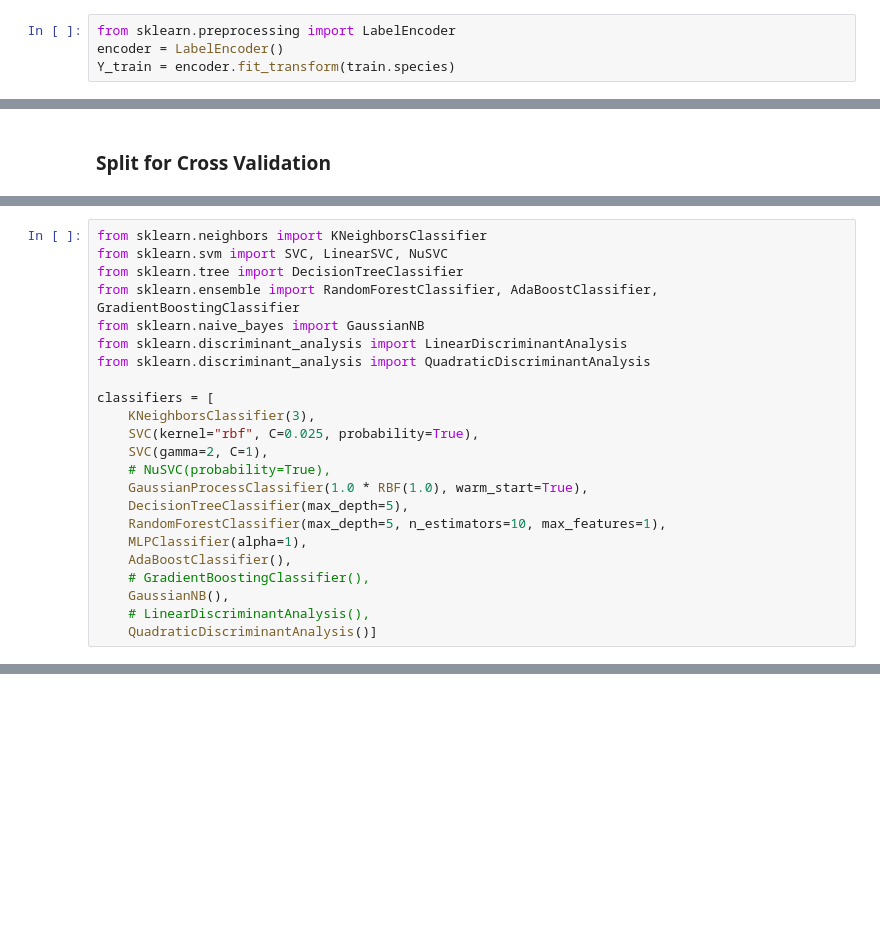
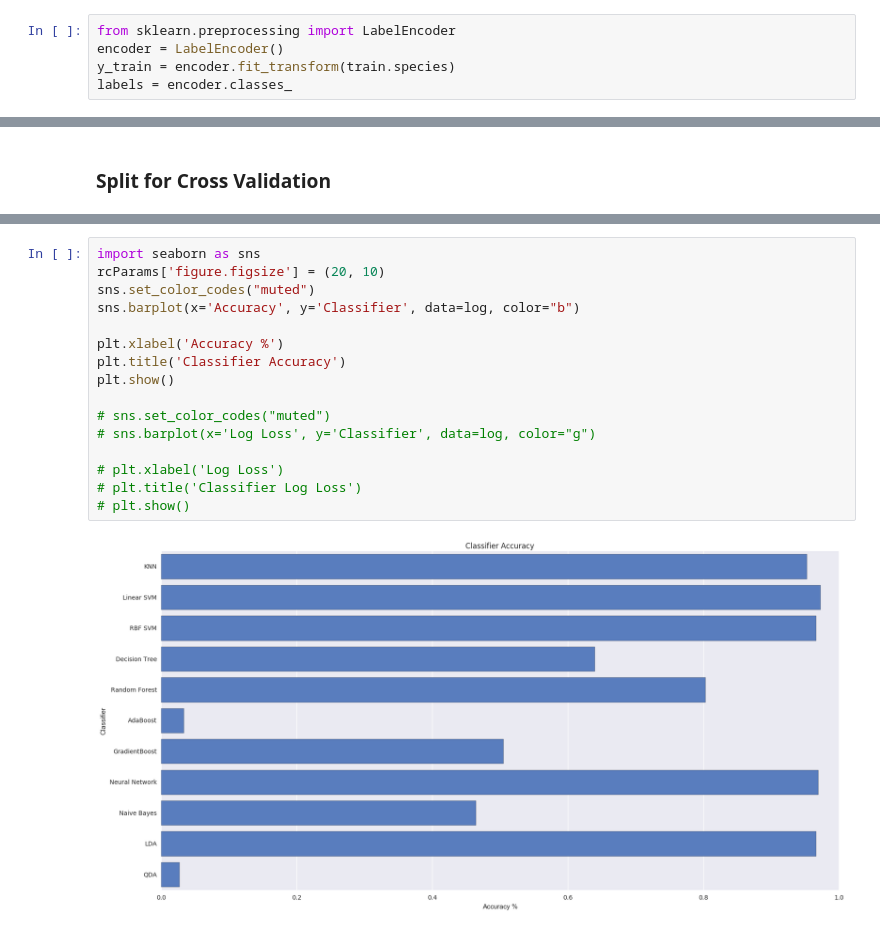
Before and after one commit to KanaadPathak/cs229final, a Jupyter notebook: notebook/kaggle_data.ipynb, the cells around one changed output, grey strips where cells are left out. Drawn from its saved outputs; the diff is of its cells as text; blank space fills up the shorter version.

```diff
--- a/notebook/kaggle_data.ipynb
+++ b/notebook/kaggle_data.ipynb
@@ -16,7 +16,8 @@ print(train.shape, test.shape)
 # %%
 from sklearn.preprocessing import LabelEncoder
 encoder = LabelEncoder()
-Y_train = encoder.fit_transform(train.species)
+y_train = encoder.fit_transform(train.species)
+labels = encoder.classes_
 # %% [markdown]
 ### Reshape the data
 # %%
@@ -110,23 +119,0 @@ Iteration: 10 TRAIN: 891 TEST: 99
-# %%
-from sklearn.neighbors import KNeighborsClassifier
-from sklearn.svm import SVC, LinearSVC, NuSVC
-from sklearn.tree import DecisionTreeClassifier
-from sklearn.ensemble import RandomForestClassifier, AdaBoostClassifier, GradientBoostingClassifier
-from sklearn.naive_bayes import GaussianNB
-from sklearn.discriminant_analysis import LinearDiscriminantAnalysis
-from sklearn.discriminant_analysis import QuadraticDiscriminantAnalysis
-
-classifiers = [
-    KNeighborsClassifier(3),
-    SVC(kernel="rbf", C=0.025, probability=True),
-    SVC(gamma=2, C=1),
-    # NuSVC(probability=True),
-    GaussianProcessClassifier(1.0 * RBF(1.0), warm_start=True),
-    DecisionTreeClassifier(max_depth=5),
-    RandomForestClassifier(max_depth=5, n_estimators=10, max_features=1),
-    MLPClassifier(alpha=1),
-    AdaBoostClassifier(),
-    # GradientBoostingClassifier(),
-    GaussianNB(),
-    # LinearDiscriminantAnalysis(),
-    QuadraticDiscriminantAnalysis()]
@@ -132,0 +192,18 @@ classifiers = [
+# %%
+import seaborn as sns
+rcParams['figure.figsize'] = (20, 10)
+sns.set_color_codes("muted")
+sns.barplot(x='Accuracy', y='Classifier', data=log, color="b")
+
+plt.xlabel('Accuracy %')
+plt.title('Classifier Accuracy')
+plt.show()
+
+# sns.set_color_codes("muted")
+# sns.barplot(x='Log Loss', y='Classifier', data=log, color="g")
+
+# plt.xlabel('Log Loss')
+# plt.title('Classifier Log Loss')
+# plt.show()
+# %% [output]
+[figure, added]
```
Also changed, not shown: parts of 11 cells of this notebook.
